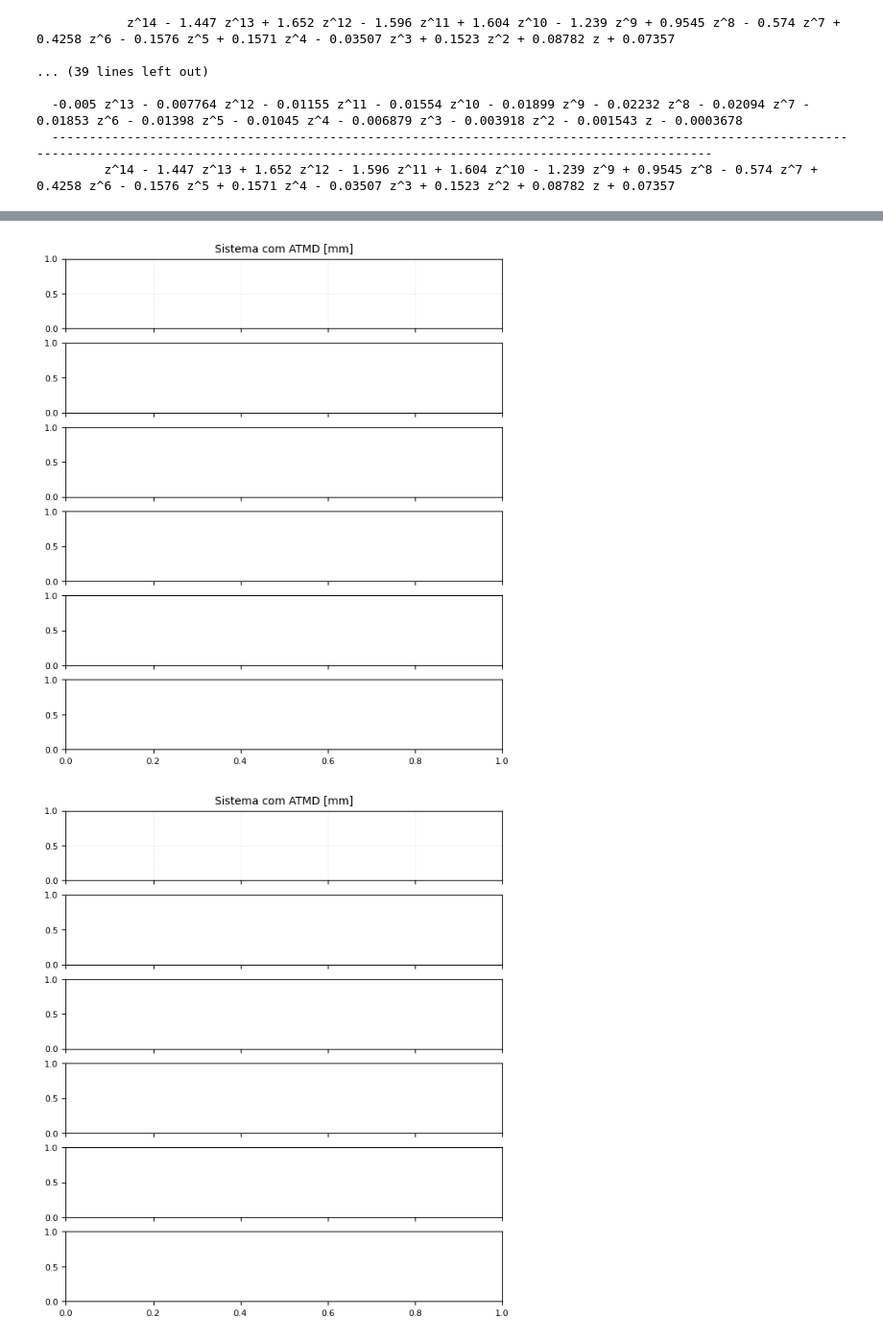
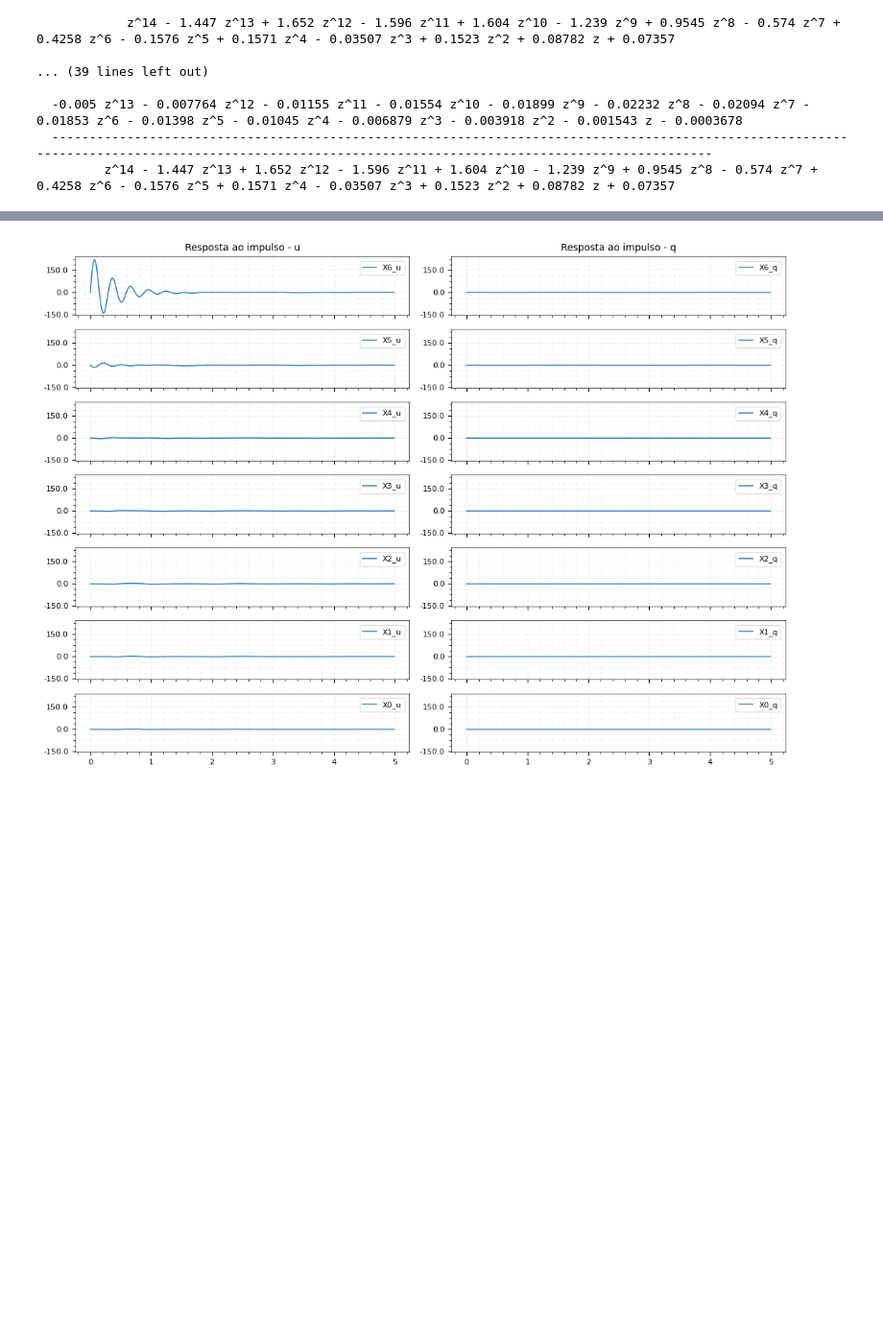
Before and after one commit to AlisonTristao/renovaveis, a Jupyter notebook: model.ipynb, the cells around one changed output, grey strips where cells are left out. Shown at 96% size. Drawn from its saved outputs; the diff is of its cells as text; code cells hidden in the pictures; blank space fills up the shorter version.

```diff
--- a/model.ipynb
+++ b/model.ipynb
@@ -643,7 +759,7 @@ for hi in H_z_matriz:
 # %%
 # dados pra simular
 start = 0
-stop = 15
+stop = 5
 step = T
 step_continuo = 0.01
 time = np.arange(start, stop, step)
@@ -653,15 +769,14 @@ cols_name = ['u', 'q']
 # %%
 # plot a resposta ao impulso
 y_matriz_out = [[] for _ in range(H.rows)]
 
 for i in range(H.rows):
     for j in range(H.cols):
         t_out, y_out = ctl.impulse_response(H_s_matriz[i][j], T=time_continuo)
         y_plot = [y_out.tolist(), "X{}_{}".format(i, cols_name[j]), 'C0', None]
         y_matriz_out[i].append(y_plot)
 
 # plot
-plot(time_continuo, y_matriz_out[:-1], "Resposta ao impulso", cols_name, plot=True)
+plot(time_continuo, y_matriz_out, "Resposta ao impulso", cols_name, plot=True)
 # %% [output]
-[figure, old version]
+[figure, new version]
-[figure, removed]
```
Also changed, not shown: parts of 25 cells of this notebook, 1 other file.
